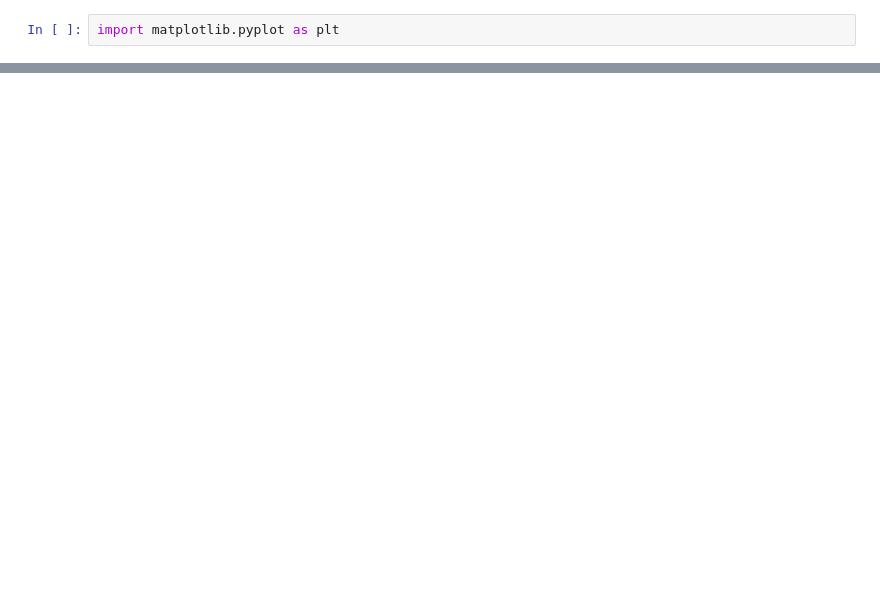
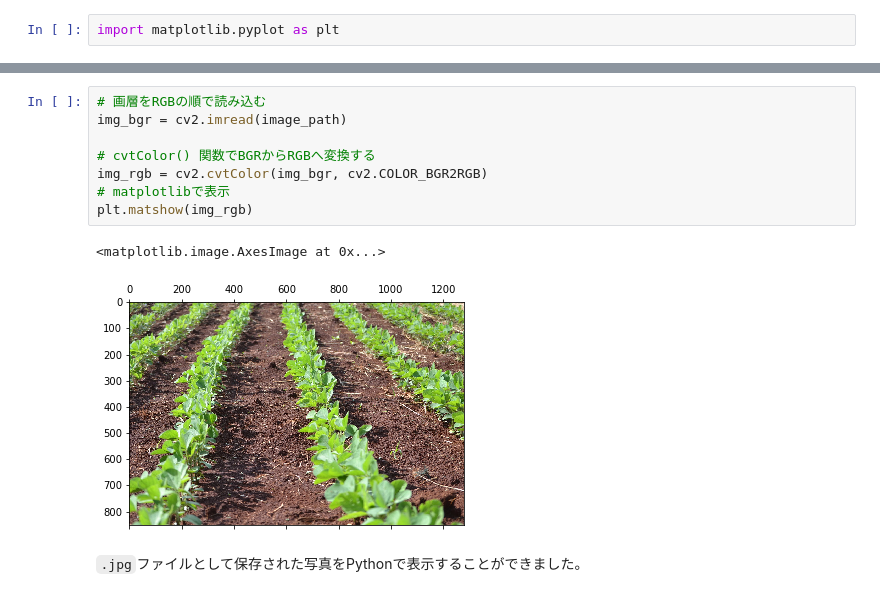
Before and after one commit to amano-takahisa/rs_with_python, a Jupyter notebook: source/leaf_area_index.ipynb, the cells around one changed output, grey strips where cells are left out. Cells and saved outputs as stored; diff of their text form; blank space fills up the shorter version.

```diff
--- a/source/leaf_area_index.ipynb
+++ b/source/leaf_area_index.ipynb
@@ -51,0 +68,13 @@ plt.imshow(img)
+# %%
+# 画層をRGBの順で読み込む
+img_bgr = cv2.imread(image_path)
+
+# cvtColor() 関数でBGRからRGBへ変換する
+img_rgb = cv2.cvtColor(img_bgr, cv2.COLOR_BGR2RGB)
+# matplotlibで表示
+plt.matshow(img_rgb)
+# %% [output]
+<matplotlib.image.AxesImage at 0x...>
+[figure, added]
+# %% [markdown]
+`.jpg`ファイルとして保存された写真をPythonで表示することができました。
```
Also changed, not shown: parts of 29 cells of this notebook, 1 other file.
